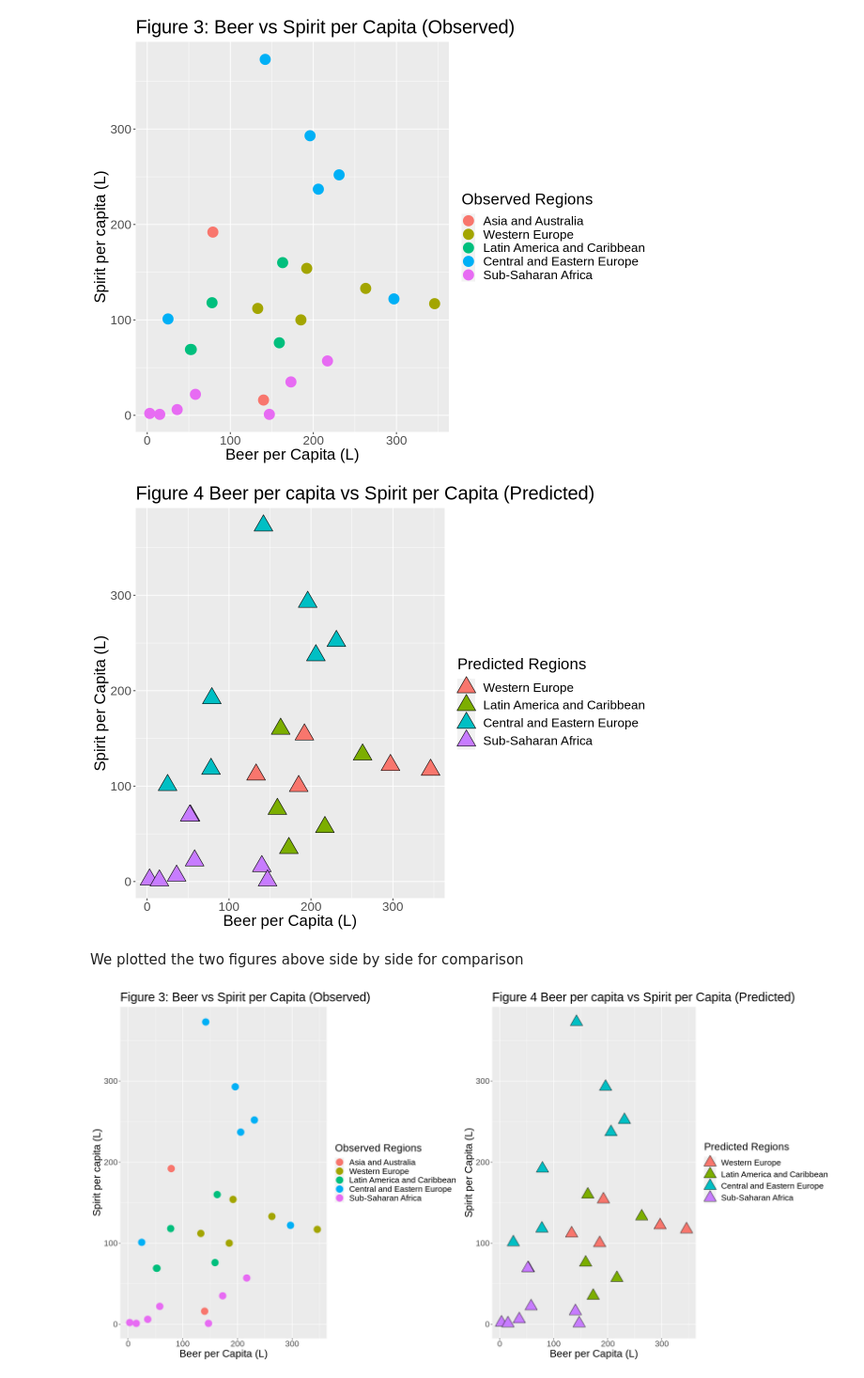
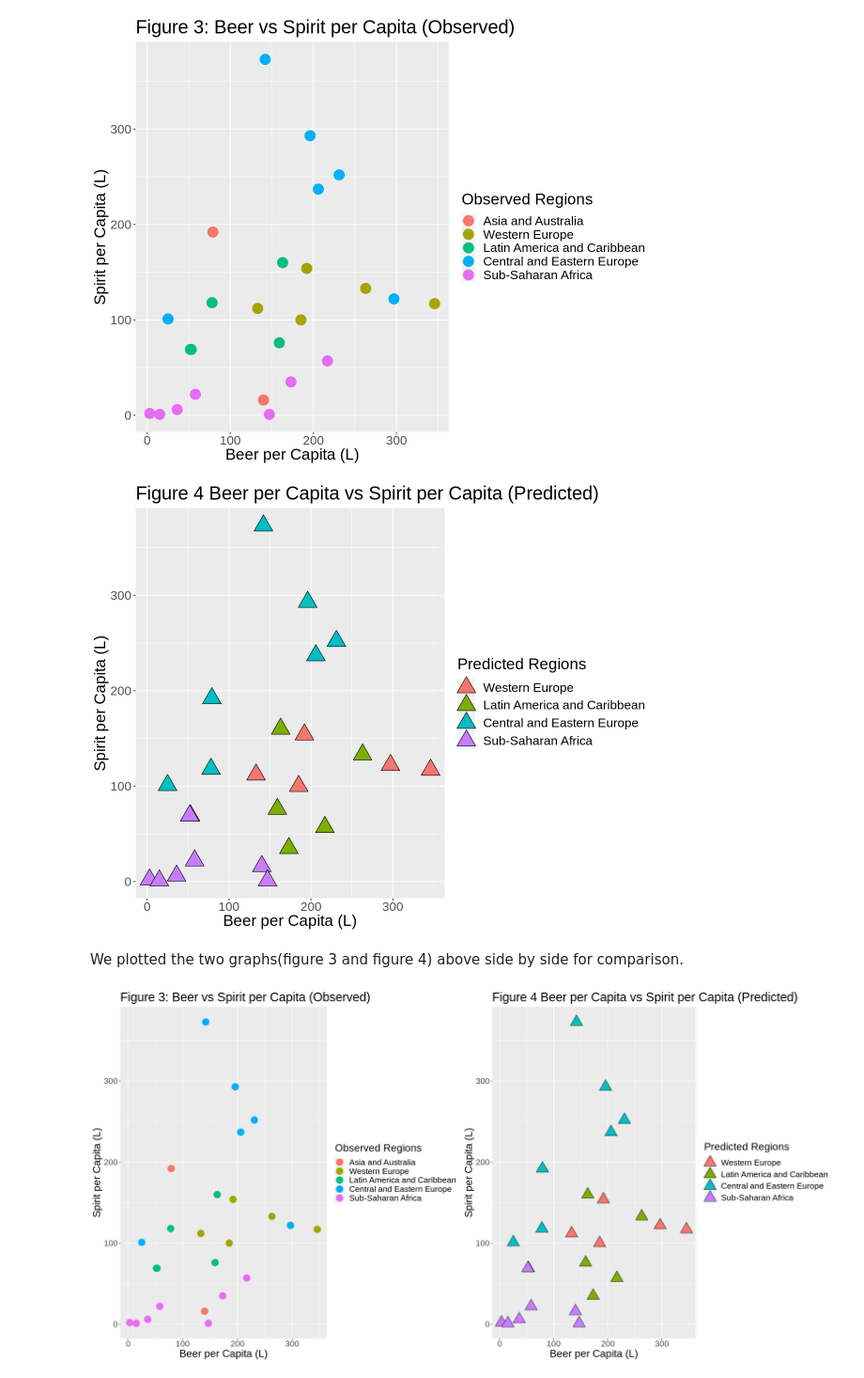
Before and after one commit to chloekim672/007-project-dsci-25-, a Jupyter notebook: dsciprojectfinal.ipynb, the cells around one changed output. Shown at 94% size. Drawn from its saved outputs; the diff is of its cells as text; code cells hidden in the pictures.

```diff
--- a/dsciprojectfinal.ipynb
+++ b/dsciprojectfinal.ipynb
@@ -96,7 +97,7 @@ A tibble: 9 × 2
 # %% [markdown]
 We combined the smaller groups like Asias and Australias, and eliminated North Americas and Middle East and Northern Africa out as they were only a few observations.
 # %%
-Region_asia <- alcohol_data %>%
+Region_asia_australia <- alcohol_data %>%
             filter(Region == "Southeastern Asia" | Region == "Eastern Asia" | Region == "Australia and New Zealand") %>%
             rowwise() %>%
             mutate(Region = "Asia and Australia")
@@ -107,7 +108,7 @@ alcohol_data_filtered <- alcohol_data %>%
 
 
 
-alcohol_data_good <- full_join(Region_asia, alcohol_data_filtered)
+alcohol_data_good <- full_join(Region_asia_australia, alcohol_data_filtered)
 
 alcohol_data_good
 # %% [output]
@@ -340,20 +346,20 @@ vis_plot
 # %%
 options(repr.plot.width = 10, repr.plot.height = 8)
 
 library(ggplot2)
 
 vis_plot2 <- validation_predicted %>%
         ggplot(aes(x = Beer_PerCapita, y = Spirit_PerCapita, fill = .pred_class)) +
         labs(x = "Beer per Capita (L)", y = "Spirit per Capita (L)", fill = "Predicted Regions") +
         geom_point(size = 8, shape = 24) +
-        ggtitle("Figure 4 Beer per capita vs Spirit per Capita (Predicted) ") +
+        ggtitle("Figure 4 Beer per Capita vs Spirit per Capita (Predicted) ") +
          theme(text = element_text(size = 20))
 
 vis_plot2
 # %% [output]
-[figure, old version]
+[figure, new version]
 # %% [markdown]
-We plotted the two figures above side by side for comparison
+We plotted the two graphs(figure 3 and figure 4) above side by side for comparison.
 # %%
 library(cowplot)
 options(repr.plot.width = 20, repr.plot.height = 10)
```
Also changed, not shown: parts of 22 cells of this notebook.
